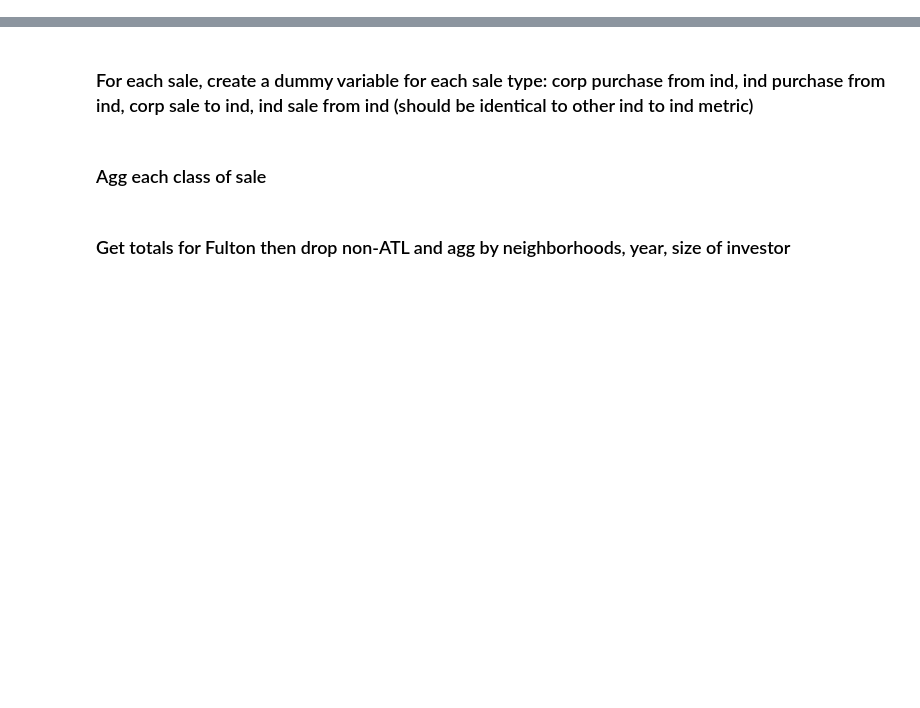
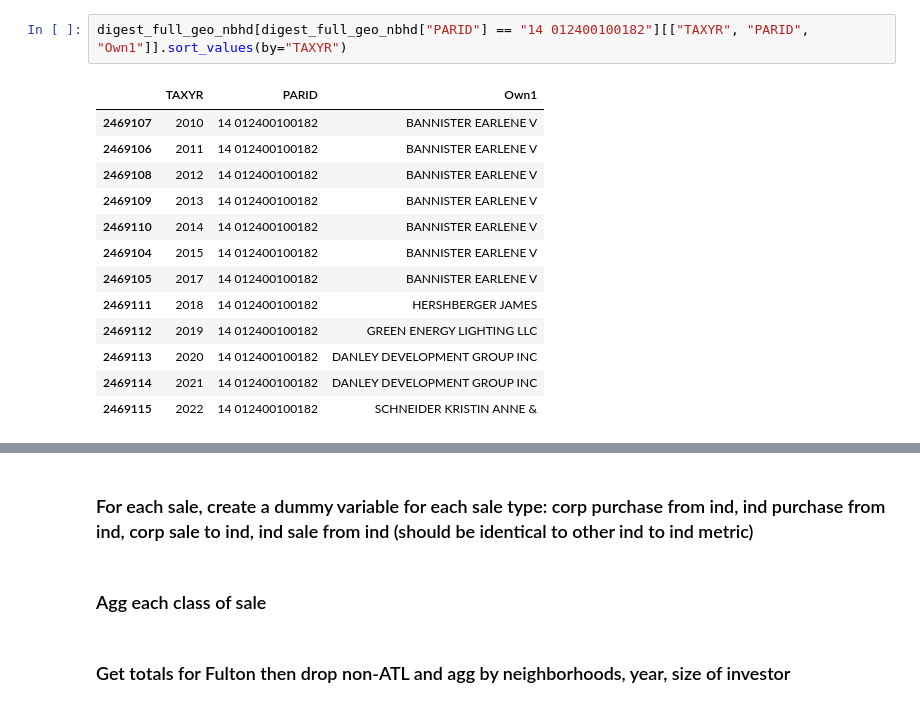
Before and after one commit to Nicholas-Polimeni/wealth-loss-sfr, a Jupyter notebook: analysis.ipynb, the cells around one changed output, grey strips where cells are left out. Cells and saved outputs as stored; diff of their text form; blank space fills up the shorter version.

```diff
--- a/analysis.ipynb
+++ b/analysis.ipynb
@@ -138,0 +357,16 @@ print("Size after: ", atl_df.shape)
+# %%
+digest_full_geo_nbhd[digest_full_geo_nbhd["PARID"] == "14 012400100182"][["TAXYR", "PARID", "Own1"]].sort_values(by="TAXYR")
+# %% [output]
+|  | TAXYR | PARID | Own1 |
+| 2469107 | 2010 | 14 012400100182 | BANNISTER EARLENE V |
+| 2469106 | 2011 | 14 012400100182 | BANNISTER EARLENE V |
+| 2469108 | 2012 | 14 012400100182 | BANNISTER EARLENE V |
+| 2469109 | 2013 | 14 012400100182 | BANNISTER EARLENE V |
+| 2469110 | 2014 | 14 012400100182 | BANNISTER EARLENE V |
+| 2469104 | 2015 | 14 012400100182 | BANNISTER EARLENE V |
+| 2469105 | 2017 | 14 012400100182 | BANNISTER EARLENE V |
+| 2469111 | 2018 | 14 012400100182 | HERSHBERGER JAMES |
+| 2469112 | 2019 | 14 012400100182 | GREEN ENERGY LIGHTING LLC |
+| 2469113 | 2020 | 14 012400100182 | DANLEY DEVELOPMENT GROUP INC |
+| 2469114 | 2021 | 14 012400100182 | DANLEY DEVELOPMENT GROUP INC |
+| 2469115 | 2022 | 14 012400100182 | SCHNEIDER KRISTIN ANNE & |
```
Also changed, not shown: parts of 42 cells of this notebook.
